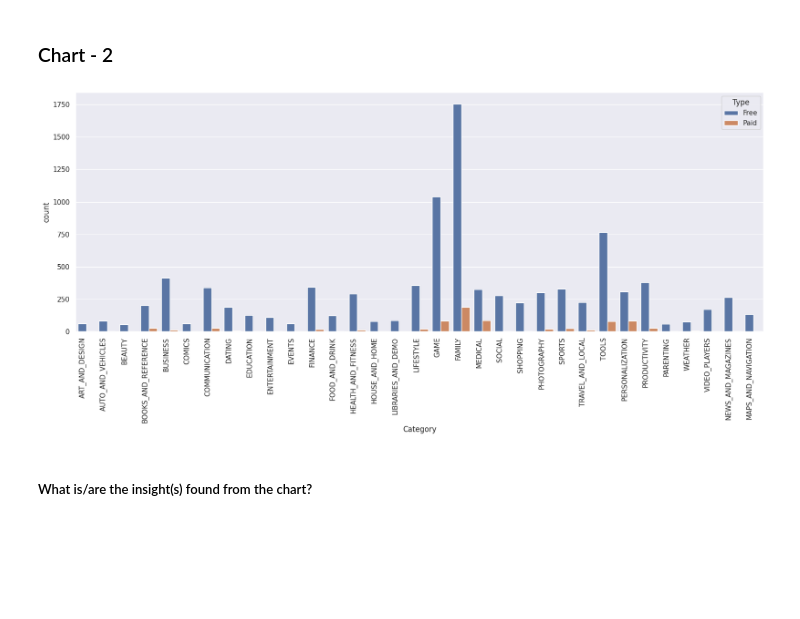
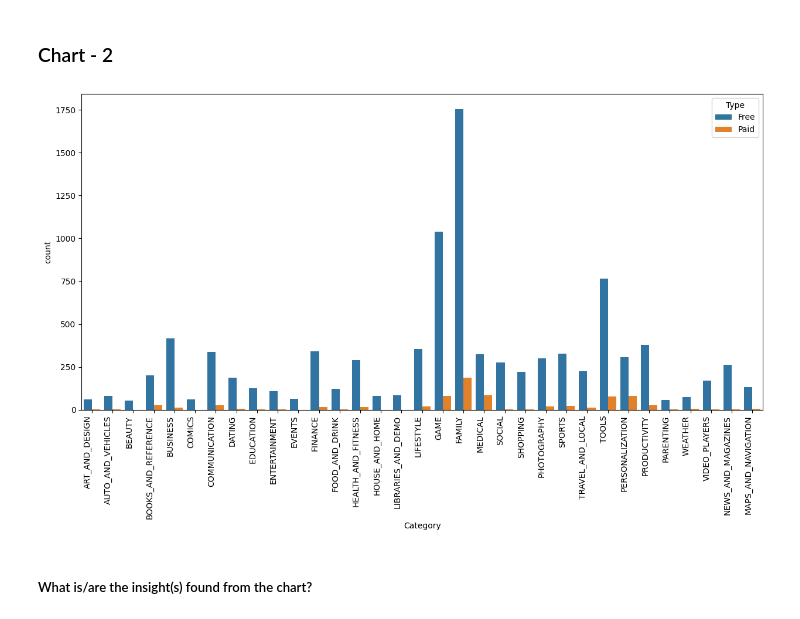
Before and after one commit to Aman811630/-EDA-on-Play-Store-App-Reviews-Data-Sets, a Jupyter notebook: Aman_Singh_EDA_on_Play_Store_App_Review_Dataset_.ipynb, the cells around one changed output. Cells and saved outputs as stored; diff of their text form; code cells hidden in the pictures; blank space fills up the shorter version.

```diff
--- a/Aman_Singh_EDA_on_Play_Store_App_Review_Dataset_.ipynb
+++ b/Aman_Singh_EDA_on_Play_Store_App_Review_Dataset_.ipynb
@@ -604,13 +629,15 @@ The above  pie chart shows that in our dataset numbers of Free apps is much more
 # %%
 # Numbers of Free and Paid apps in Different Category
 
-plt.figure(figsize=(20,7))
+plt.figure(figsize=(15,7))
 sns.countplot(x='Category',hue='Type',data=app_df)
 
 
 plt.xticks(rotation=90,horizontalalignment='right');
+
+images_dir='/content/drive/MyDrive/EDA Capston Project'
 # %% [output]
-[figure, old version]
+[figure, new version]
 # %% [markdown]
 #####  What is/are the insight(s) found from the chart?
 # %% [markdown]
```
Also changed, not shown: parts of 14 cells of this notebook.
